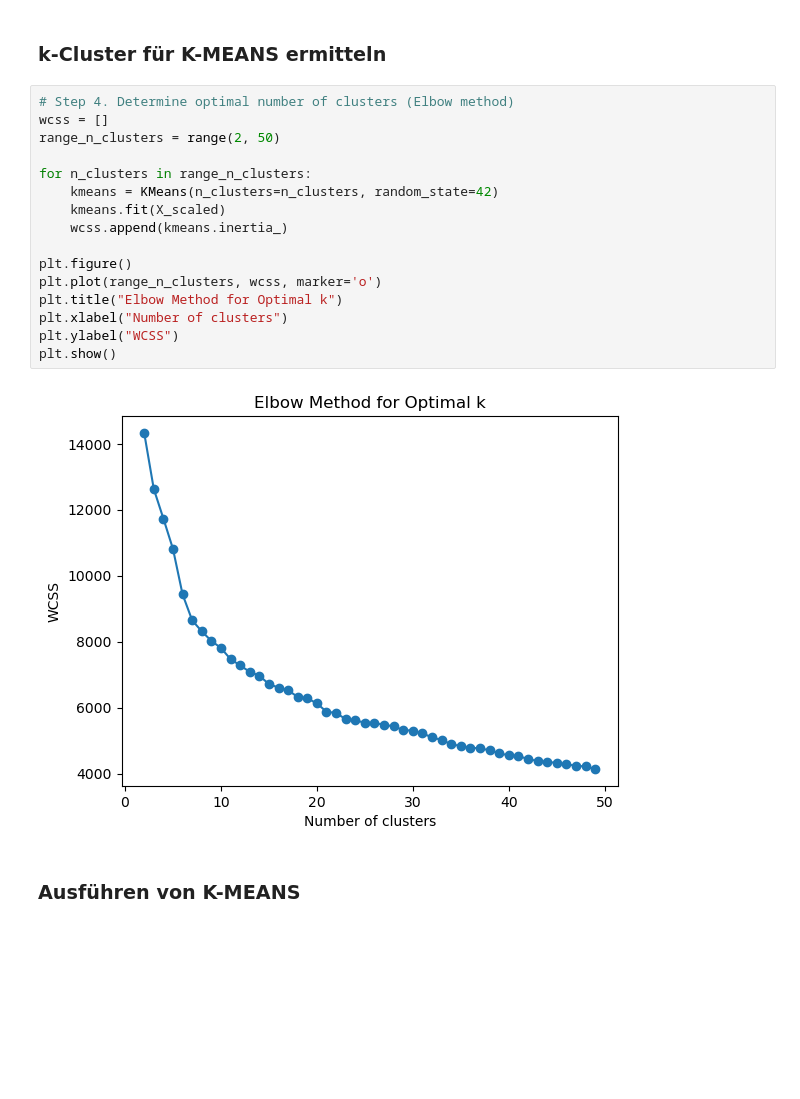
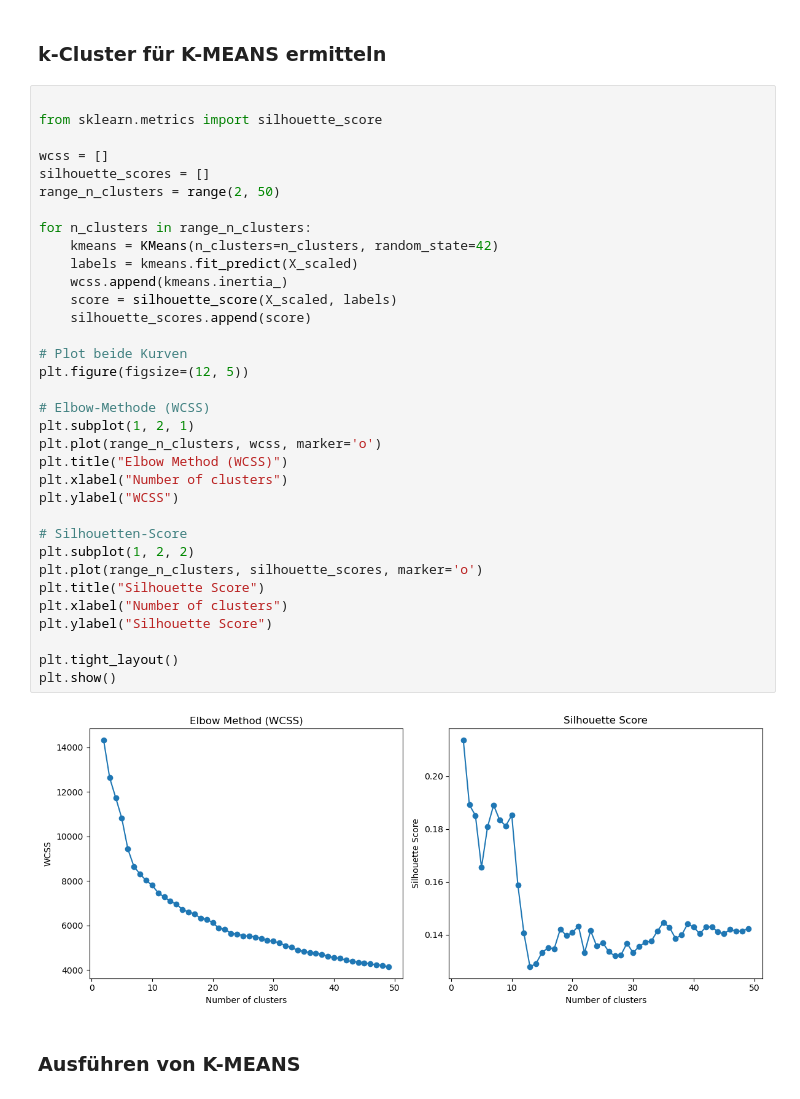
Before and after one commit to Elias153/clustering_wine_dataset, a Jupyter notebook: clustering.ipynb, the cells around one changed output. Drawn from its saved outputs; the diff is of its cells as text; blank space fills up the shorter version.

```diff
--- a/clustering.ipynb
+++ b/clustering.ipynb
@@ -38,23 +38,41 @@ X_scaled = scaler.fit_transform(X)
 # %% [markdown]
 ### k-Cluster für K-MEANS ermitteln
 # %%
-# Step 4. Determine optimal number of clusters (Elbow method)
+
+from sklearn.metrics import silhouette_score
+
 wcss = []
+silhouette_scores = []
 range_n_clusters = range(2, 50)
 
 for n_clusters in range_n_clusters:
     kmeans = KMeans(n_clusters=n_clusters, random_state=42)
-    kmeans.fit(X_scaled)
+    labels = kmeans.fit_predict(X_scaled)
     wcss.append(kmeans.inertia_)
+    score = silhouette_score(X_scaled, labels)
+    silhouette_scores.append(score)
 
-plt.figure()
+# Plot beide Kurven
+plt.figure(figsize=(12, 5))
+
+# Elbow-Methode (WCSS)
+plt.subplot(1, 2, 1)
 plt.plot(range_n_clusters, wcss, marker='o')
-plt.title("Elbow Method for Optimal k")
+plt.title("Elbow Method (WCSS)")
 plt.xlabel("Number of clusters")
 plt.ylabel("WCSS")
+
+# Silhouetten-Score
+plt.subplot(1, 2, 2)
+plt.plot(range_n_clusters, silhouette_scores, marker='o')
+plt.title("Silhouette Score")
+plt.xlabel("Number of clusters")
+plt.ylabel("Silhouette Score")
+
+plt.tight_layout()
 plt.show()
 # %% [output]
-[figure, old version]
+[figure, new version]
 # %% [markdown]
 ### Ausführen von K-MEANS
 # %%
```
Also changed, not shown: parts of 7 cells of this notebook.
